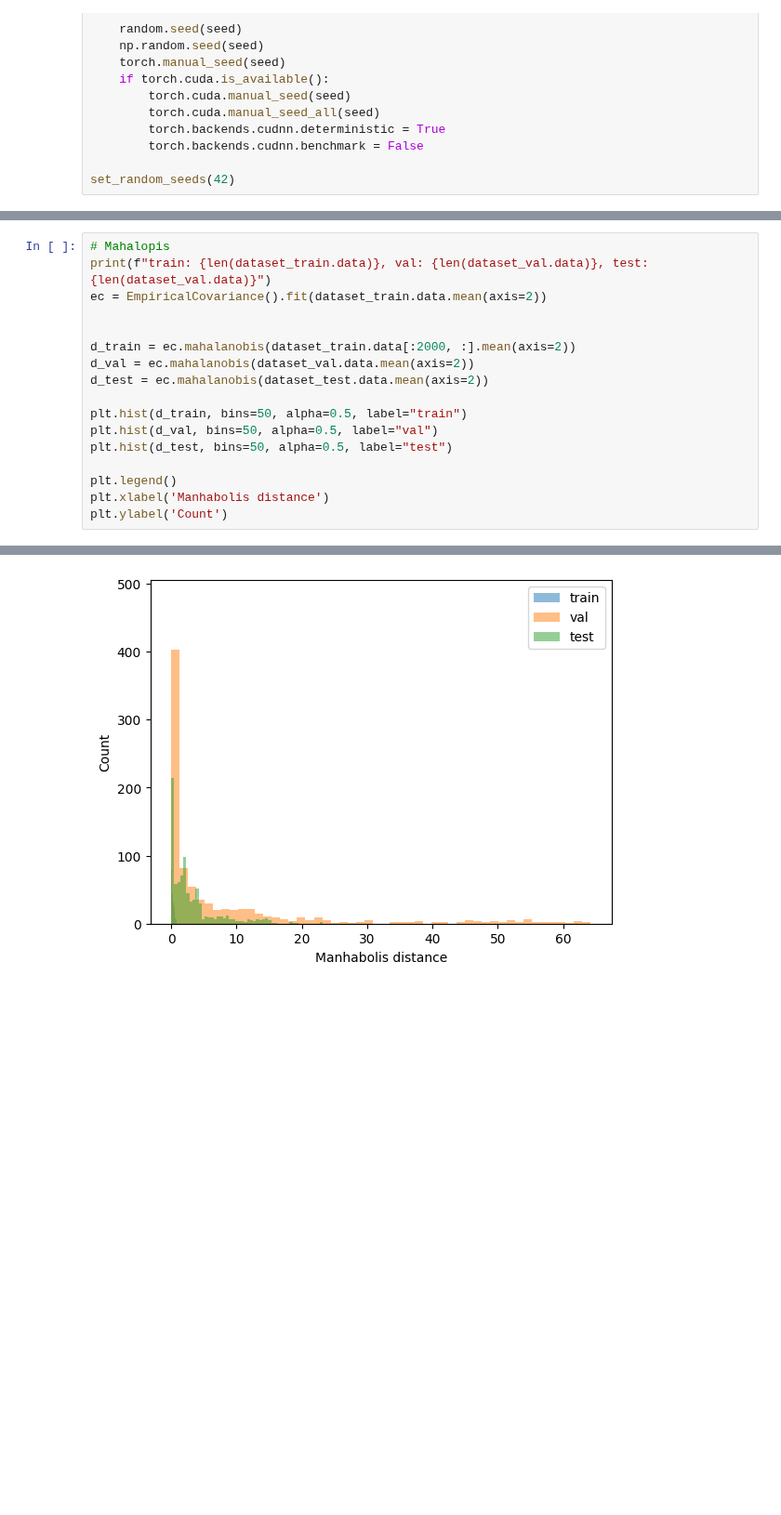
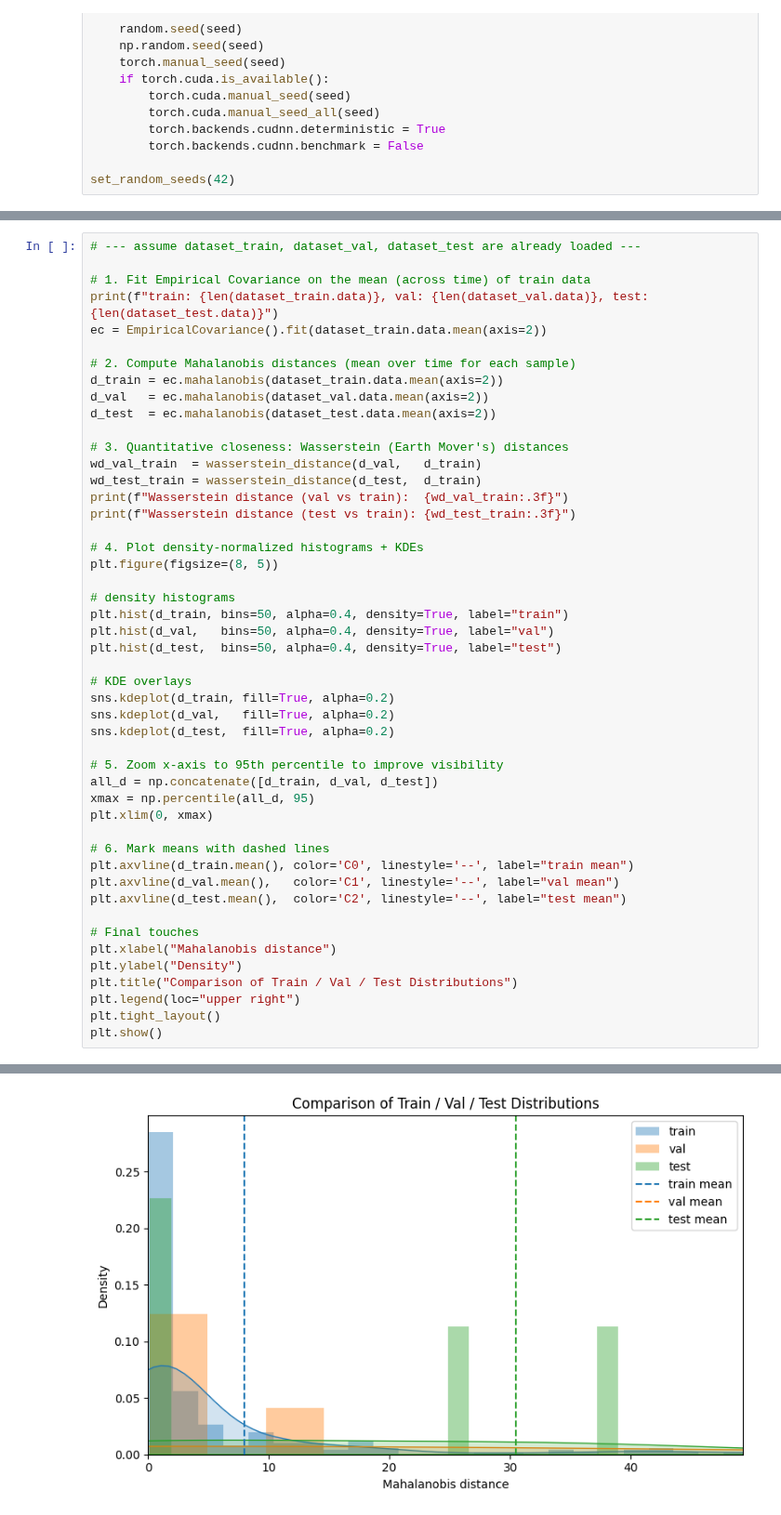
Before and after one commit to RobEn-AAST/aic-eeg-classification, a Jupyter notebook: mi_data_analysis.ipynb, the cells around one changed output, grey strips where cells are left out. Shown at 93% size. Drawn from its saved outputs; the diff is of its cells as text; blank space fills up the shorter version.

```diff
--- a/mi_data_analysis.ipynb
+++ b/mi_data_analysis.ipynb
@@ -229,18 +221,49 @@ Silhouette (2-D): 0.0011009856825694442
 # %%
-# Mahalopis
-print(f"train: {len(dataset_train.data)}, val: {len(dataset_val.data)}, test: {len(dataset_val.data)}")
+# --- assume dataset_train, dataset_val, dataset_test are already loaded ---
+
+# 1. Fit Empirical Covariance on the mean (across time) of train data
+print(f"train: {len(dataset_train.data)}, val: {len(dataset_val.data)}, test: {len(dataset_test.data)}")
 ec = EmpiricalCovariance().fit(dataset_train.data.mean(axis=2))
 
+# 2. Compute Mahalanobis distances (mean over time for each sample)
+d_train = ec.mahalanobis(dataset_train.data.mean(axis=2))
+d_val   = ec.mahalanobis(dataset_val.data.mean(axis=2))
+d_test  = ec.mahalanobis(dataset_test.data.mean(axis=2))
 
-d_train = ec.mahalanobis(dataset_train.data[:2000, :].mean(axis=2))
-d_val = ec.mahalanobis(dataset_val.data.mean(axis=2))
-d_test = ec.mahalanobis(dataset_test.data.mean(axis=2))
+# 3. Quantitative closeness: Wasserstein (Earth Mover's) distances
+wd_val_train  = wasserstein_distance(d_val,   d_train)
+wd_test_train = wasserstein_distance(d_test,  d_train)
+print(f"Wasserstein distance (val vs train):  {wd_val_train:.3f}")
+print(f"Wasserstein distance (test vs train): {wd_test_train:.3f}")
 
-plt.hist(d_train, bins=50, alpha=0.5, label="train")
-plt.hist(d_val, bins=50, alpha=0.5, label="val")
-plt.hist(d_test, bins=50, alpha=0.5, label="test")
+# 4. Plot density-normalized histograms + KDEs
+plt.figure(figsize=(8, 5))
 
-plt.legend()
-plt.xlabel('Manhabolis distance')
-plt.ylabel('Count')
+# density histograms
+plt.hist(d_train, bins=50, alpha=0.4, density=True, label="train")
+plt.hist(d_val,   bins=50, alpha=0.4, density=True, label="val")
+plt.hist(d_test,  bins=50, alpha=0.4, density=True, label="test")
+
+# KDE overlays
+sns.kdeplot(d_train, fill=True, alpha=0.2)
+sns.kdeplot(d_val,   fill=True, alpha=0.2)
+sns.kdeplot(d_test,  fill=True, alpha=0.2)
+
+# 5. Zoom x-axis to 95th percentile to improve visibility
+all_d = np.concatenate([d_train, d_val, d_test])
+xmax = np.percentile(all_d, 95)
+plt.xlim(0, xmax)
+
+# 6. Mark means with dashed lines
+plt.axvline(d_train.mean(), color='C0', linestyle='--', label="train mean")
+plt.axvline(d_val.mean(),   color='C1', linestyle='--', label="val mean")
+plt.axvline(d_test.mean(),  color='C2', linestyle='--', label="test mean")
+
+# Final touches
+plt.xlabel("Mahalanobis distance")
+plt.ylabel("Density")
+plt.title("Comparison of Train / Val / Test Distributions")
+plt.legend(loc="upper right")
+plt.tight_layout()
+plt.show()
 # %% [output]
@@ -249 +273 @@ Text(0, 0.5, 'Count')
-[figure, old version]
+[figure, new version]
```
Also changed, not shown: parts of 8 cells of this notebook, 22 other files.
